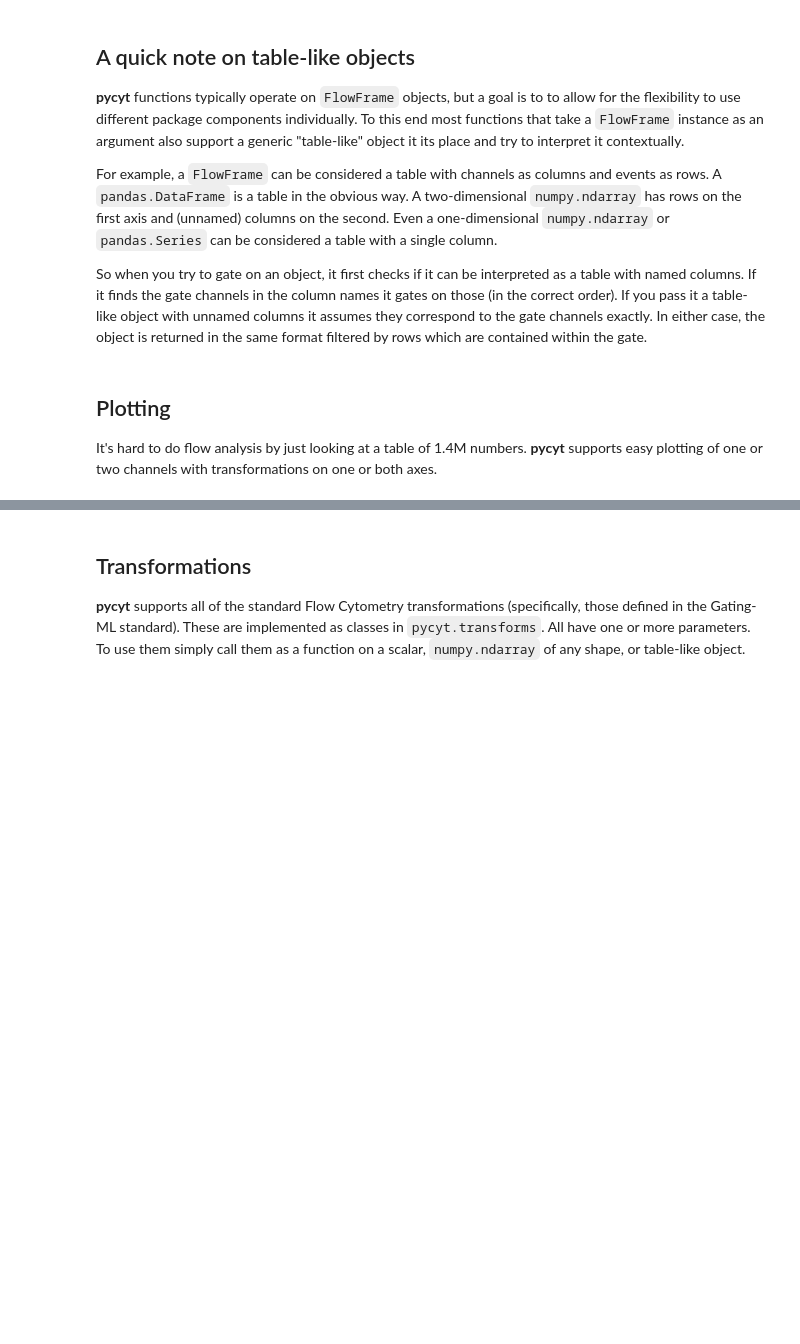
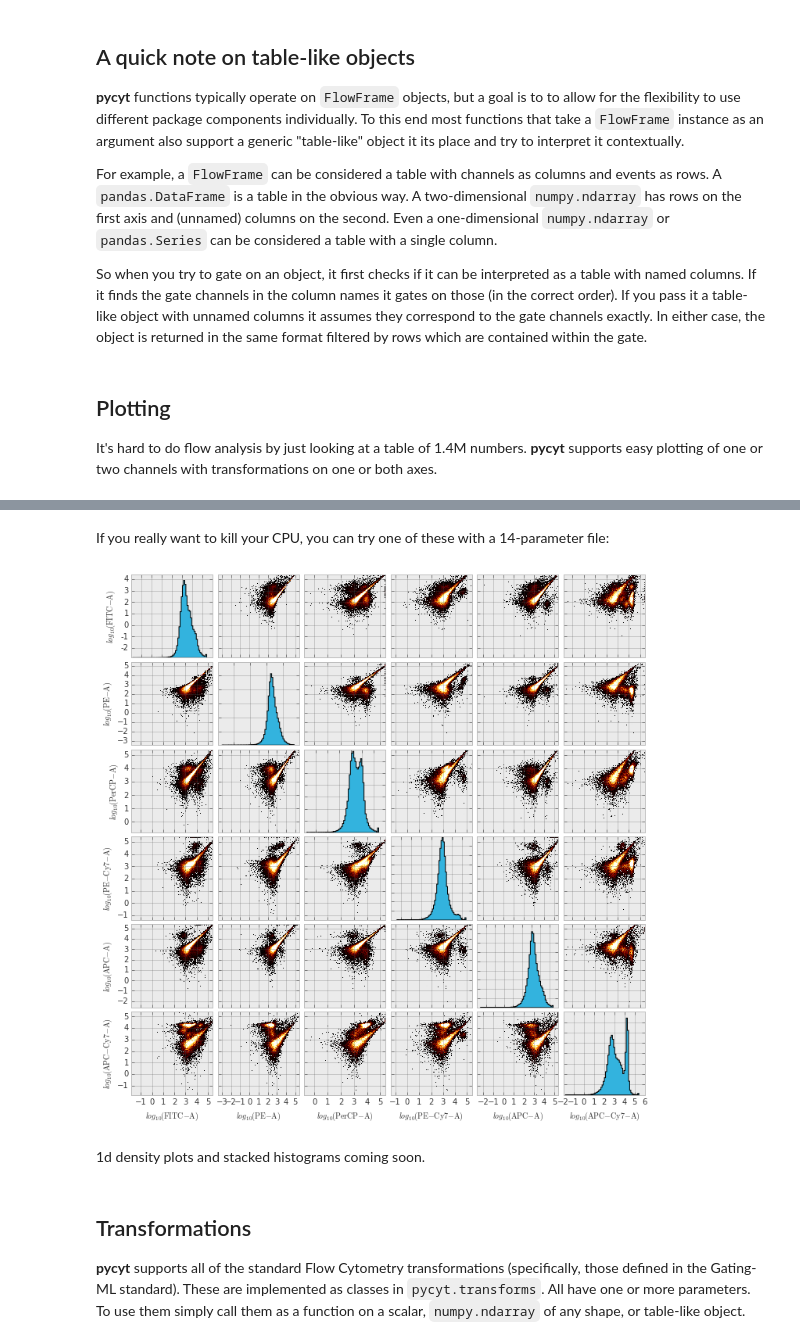
Before and after one commit to jlumpe/pycyt-old, a Jupyter notebook: pycyt/examples/quickstart.ipynb, the cells around one changed output, grey strips where cells are left out. Saved outputs shown, nothing was run; the diff lists cells and outputs as text; code cells hidden in the pictures; blank space fills up the shorter version.

```diff
--- a/pycyt/examples/quickstart.ipynb
+++ b/pycyt/examples/quickstart.ipynb
@@ -179,3 +177,14 @@ Note how the channel name along with the transformation is pretty-printed in the
+# %% [markdown]
+If you really want to kill your CPU, you can try one of these with a 14-parameter file:
+# %%
+from pycyt.plotting import matrix
+figure = plt.figure(figsize=(10, 10))
+matrix(sample[['FITC-A', 'PE-A', 'PerCP-A', 'PE-Cy7-A', 'APC-A', 'APC-Cy7-A']], 'log', figure=figure)
+print # matrix() returns the figure, having that as the last line would plot twice...
+# %% [output]
+[figure, added]
+# %% [markdown]
+1d density plots and stacked histograms coming soon.
 # %% [markdown]
 ## Transformations
 
```
Also changed, not shown: parts of 3 cells of this notebook.
